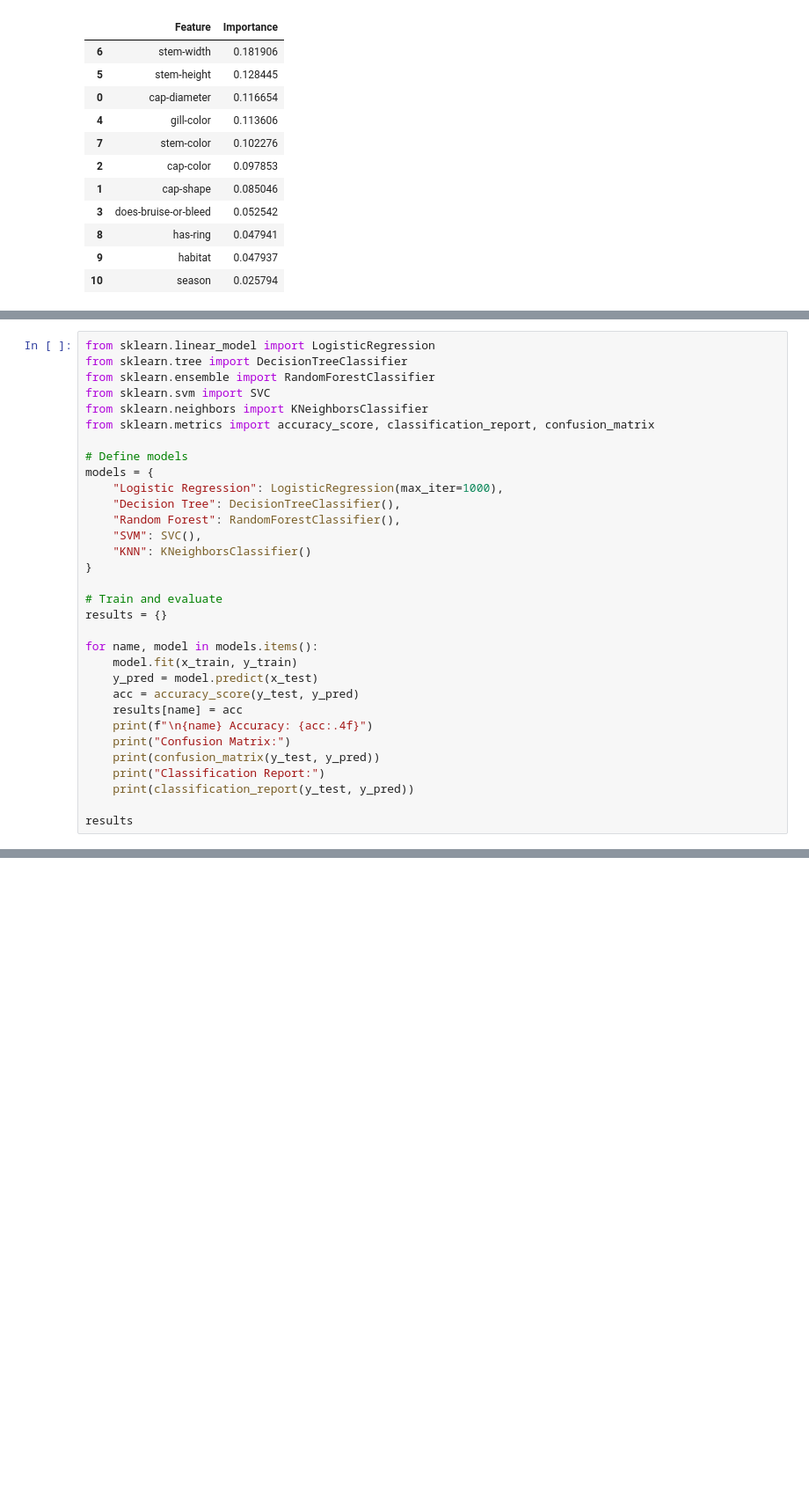
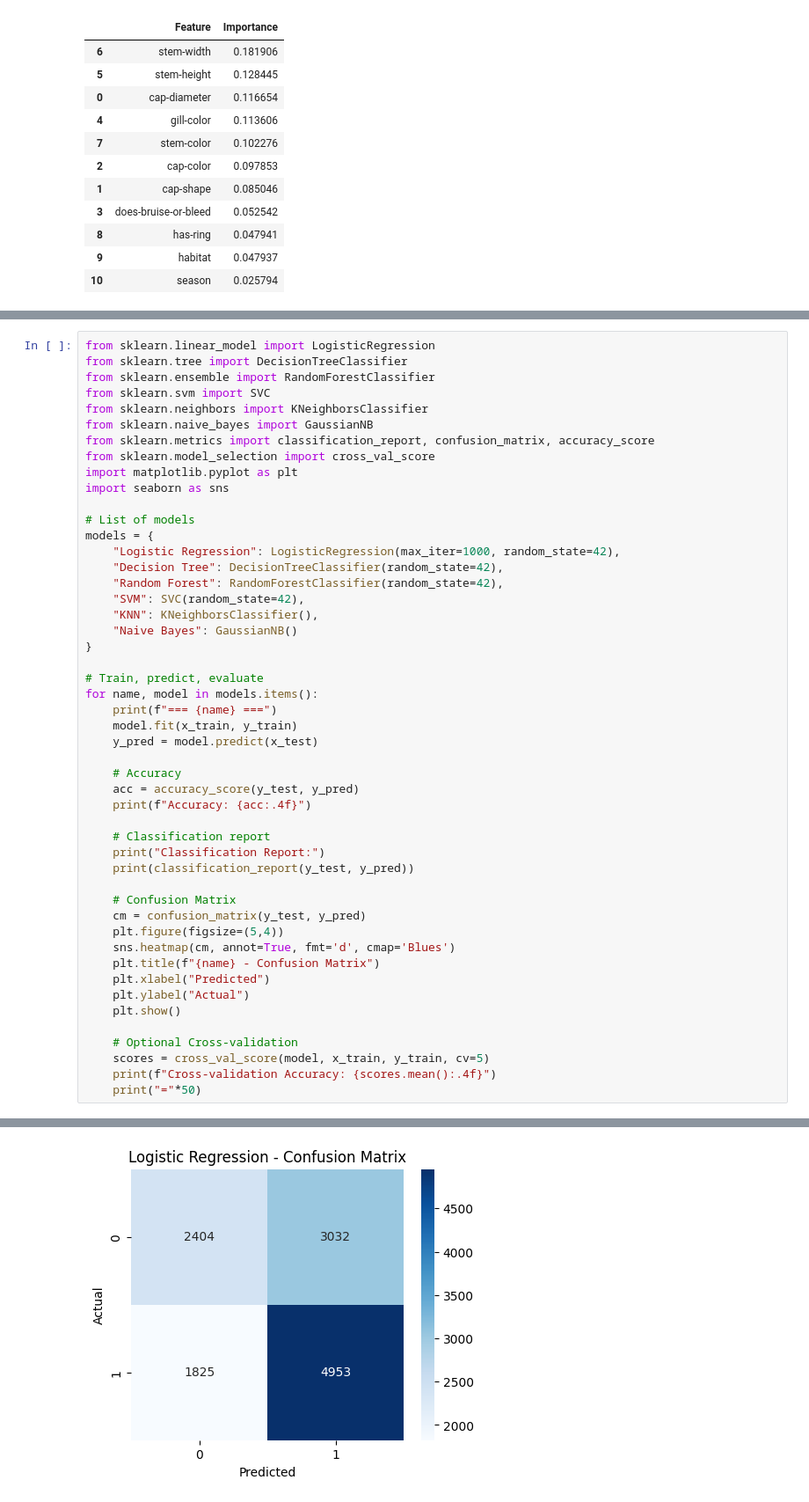
Before and after one commit to MohamedShoaib3/Algorithms_python, a Jupyter notebook: Classification_Task.ipynb, the cells around one changed output, grey strips where cells are left out. Shown: that part at 88% size. Saved outputs shown, nothing was run; the diff lists cells and outputs as text; blank space fills up the shorter version.

```diff
--- a/Classification_Task.ipynb
+++ b/Classification_Task.ipynb
@@ -614,30 +613,47 @@ from sklearn.tree import DecisionTreeClassifier
 from sklearn.ensemble import RandomForestClassifier
 from sklearn.svm import SVC
 from sklearn.neighbors import KNeighborsClassifier
-from sklearn.metrics import accuracy_score, classification_report, confusion_matrix
+from sklearn.naive_bayes import GaussianNB
+from sklearn.metrics import classification_report, confusion_matrix, accuracy_score
+from sklearn.model_selection import cross_val_score
+import matplotlib.pyplot as plt
+import seaborn as sns
 
-# Define models
+# List of models
 models = {
-    "Logistic Regression": LogisticRegression(max_iter=1000),
-    "Decision Tree": DecisionTreeClassifier(),
-    "Random Forest": RandomForestClassifier(),
-    "SVM": SVC(),
-    "KNN": KNeighborsClassifier()
+    "Logistic Regression": LogisticRegression(max_iter=1000, random_state=42),
+    "Decision Tree": DecisionTreeClassifier(random_state=42),
+    "Random Forest": RandomForestClassifier(random_state=42),
+    "SVM": SVC(random_state=42),
+    "KNN": KNeighborsClassifier(),
+    "Naive Bayes": GaussianNB()
 }
 
-# Train and evaluate
-results = {}
-
+# Train, predict, evaluate
 for name, model in models.items():
+    print(f"=== {name} ===")
     model.fit(x_train, y_train)
     y_pred = model.predict(x_test)
+
+    # Accuracy
     acc = accuracy_score(y_test, y_pred)
-    results[name] = acc
-    print(f"\n{name} Accuracy: {acc:.4f}")
-    print("Confusion Matrix:")
-    print(confusion_matrix(y_test, y_pred))
+    print(f"Accuracy: {acc:.4f}")
+
+    # Classification report
     print("Classification Report:")
     print(classification_report(y_test, y_pred))
 
-results
+    # Confusion Matrix
+    cm = confusion_matrix(y_test, y_pred)
+    plt.figure(figsize=(5,4))
+    sns.heatmap(cm, annot=True, fmt='d', cmap='Blues')
+    plt.title(f"{name} - Confusion Matrix")
+    plt.xlabel("Predicted")
+    plt.ylabel("Actual")
+    plt.show()
+
+    # Optional Cross-validation
+    scores = cross_val_score(model, x_train, y_train, cv=5)
+    print(f"Cross-validation Accuracy: {scores.mean():.4f}")
+    print("="*50)
 # %% [output]
@@ -660,0 +671 @@ weighted avg       0.99      0.99      0.99     12214
+[figure, added]
```
Also changed, not shown: parts of 16 cells of this notebook.
